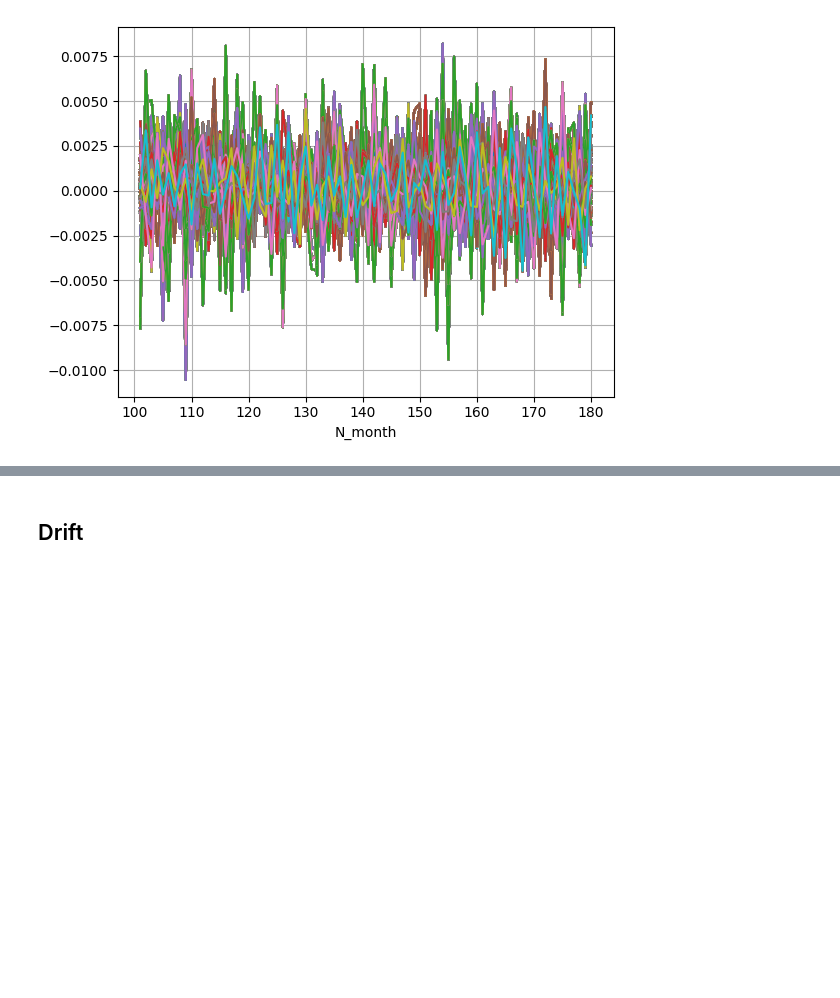
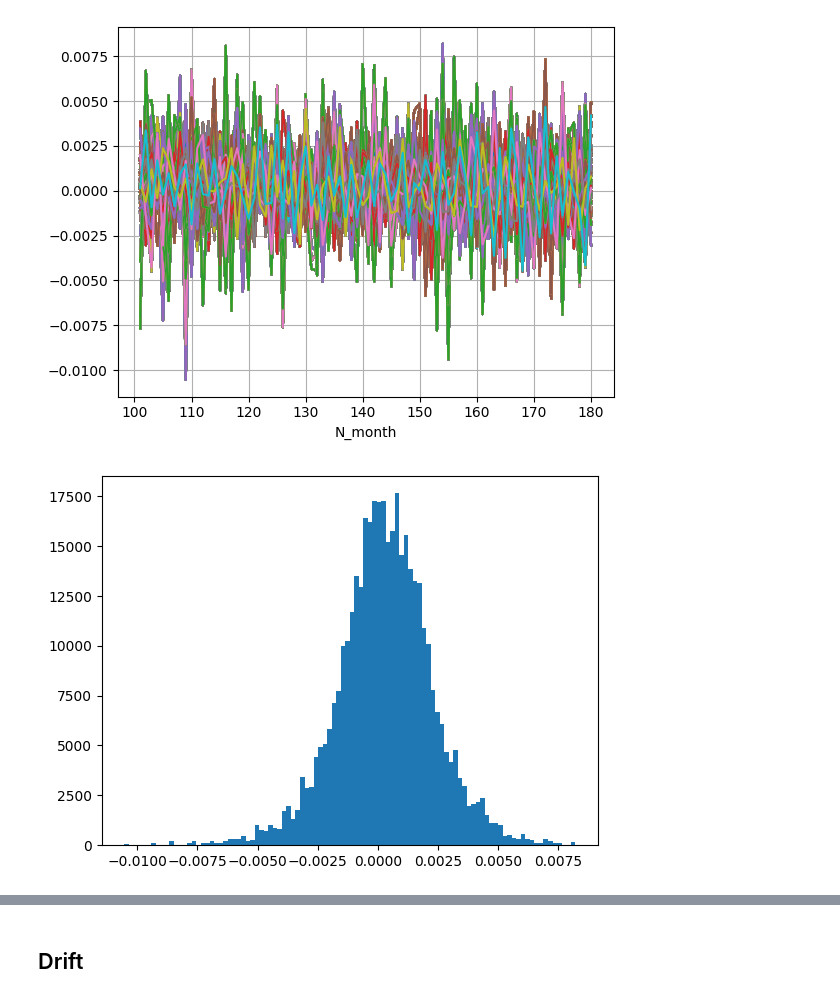
Before and after one commit to junsu489/cworthy, a Jupyter notebook: notebook/eda.ipynb, the cells around one changed output, grey strips where cells are left out. Drawn from its saved outputs; the diff is of its cells as text; code cells hidden in the pictures; blank space fills up the shorter version.

```diff
--- a/notebook/eda.ipynb
+++ b/notebook/eda.ipynb
@@ -36,5 +36,7 @@ plt.show()
 # %% [output]
 [figure]
 # %%
-oae_diffed.iloc[100:, :5000].hist(bins=100)
+plt.hist(oae_diffed.iloc[100:, :5000].to_numpy().flatten(), bins=100)
 plt.show()
+# %% [output]
+[figure, added]
```
Also changed, not shown: parts of 5 cells of this notebook.
